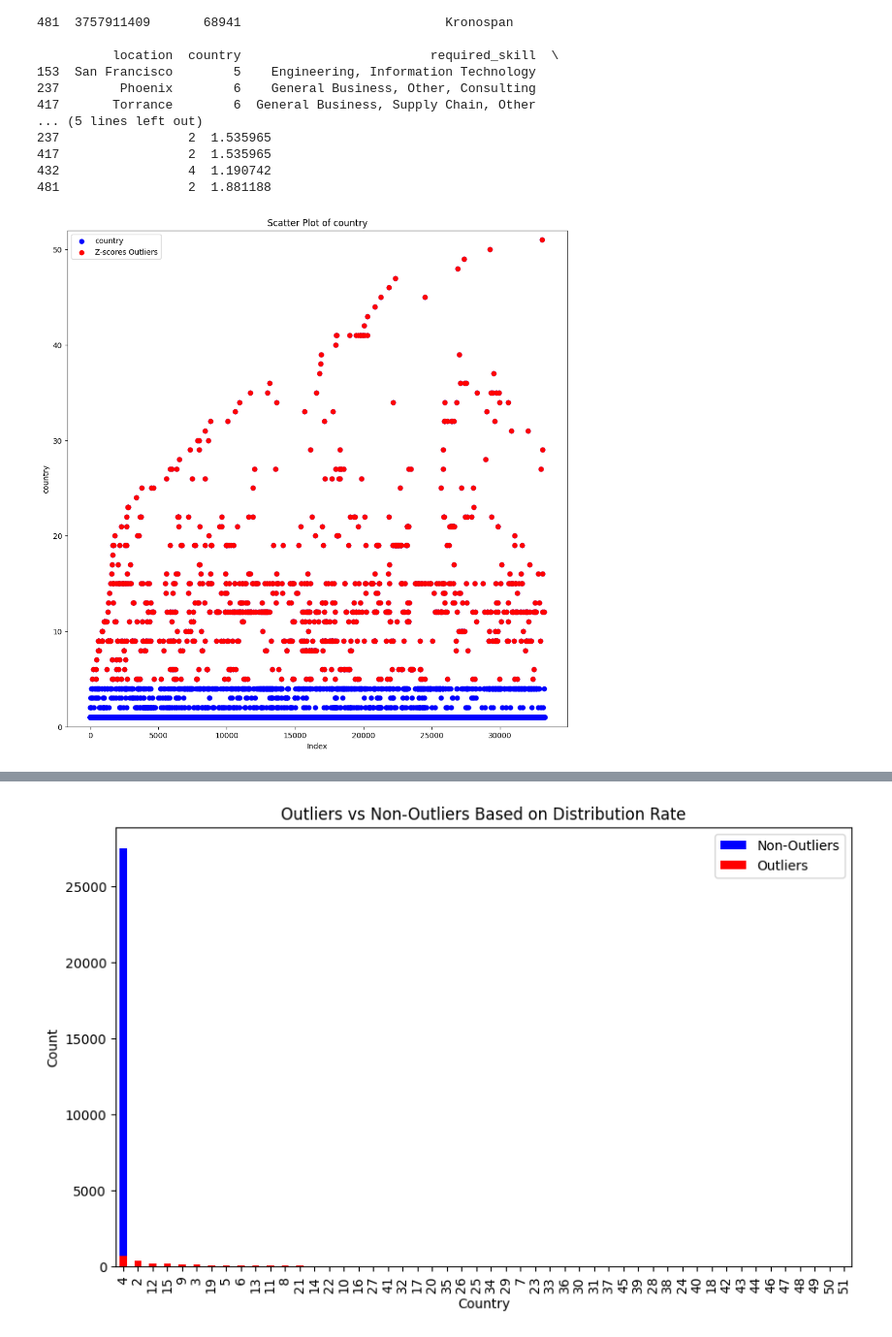
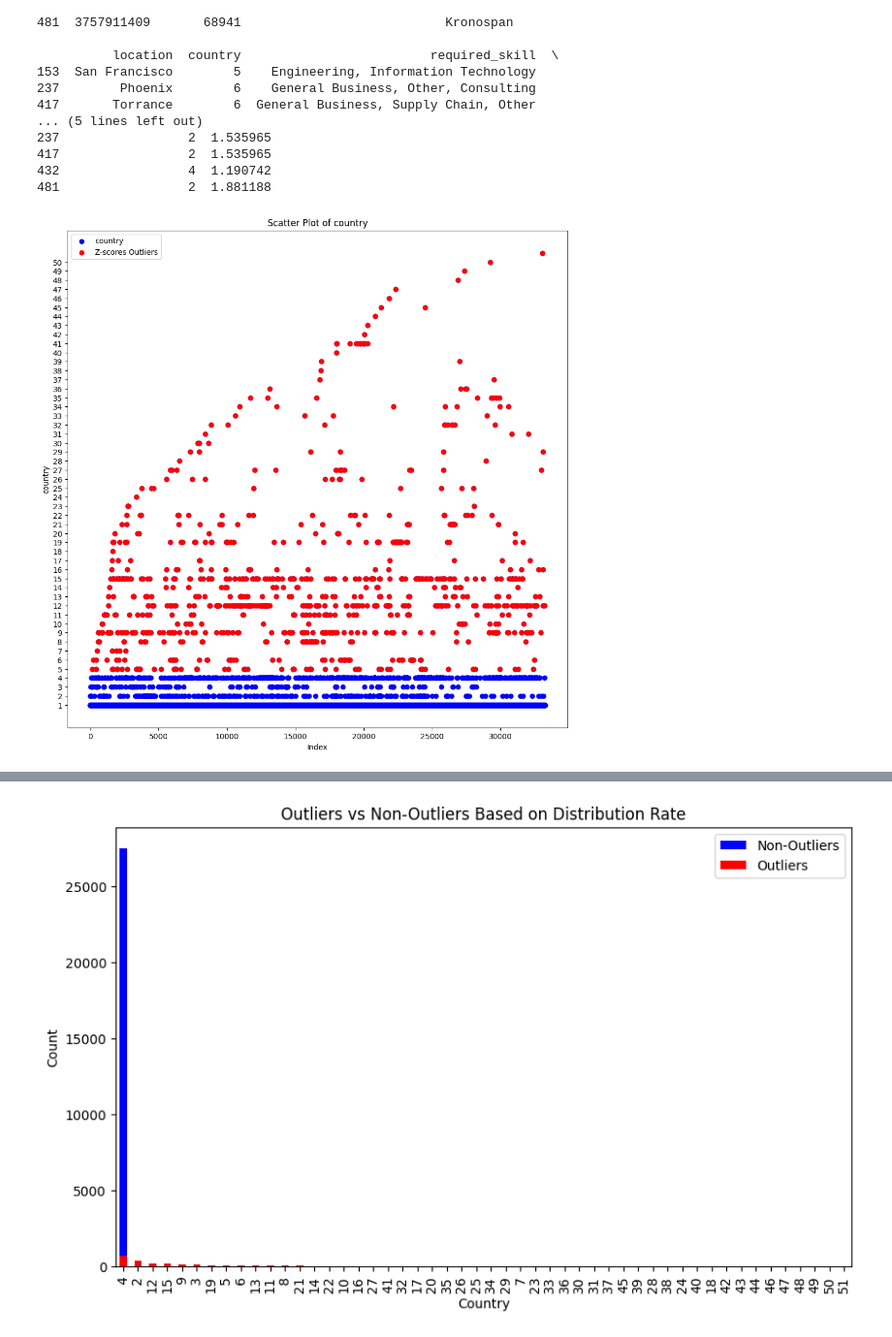
Before and after one commit to FlorianHalimi/LinkedIn-Job-Analysis-Data-Preprocessing-Visualization, a Jupyter notebook: data_preprocessing.ipynb, the cells around one changed output, grey strips where cells are left out. Shown at 97% size. Saved outputs shown, nothing was run; the diff lists cells and outputs as text; code cells hidden in the pictures.

```diff
--- a/data_preprocessing.ipynb
+++ b/data_preprocessing.ipynb
@@ -597,16 +549,19 @@ Outliers identified by Z-Score method:
 # %%
 plt.figure(figsize=(12, 12))
 plt.scatter(cleaned_df.index, cleaned_df['country'], color='blue', label='country')
 
 # Scatter plot for outliers
 plt.scatter(outliers_z.index, outliers_z['country'], color='red', label='Z-scores Outliers')
 plt.title("Scatter Plot of country")
 plt.xlabel("Index")
 plt.ylabel("country")
 plt.legend()
+
+plt.yticks(range(1, 51))
+
 plt.show()
 # %% [output]
-[figure, old version]
+[figure, new version]
 # %%
 country_counts = cleaned_df['country'].value_counts()
 
```
Also changed, not shown: parts of 12 cells of this notebook.
